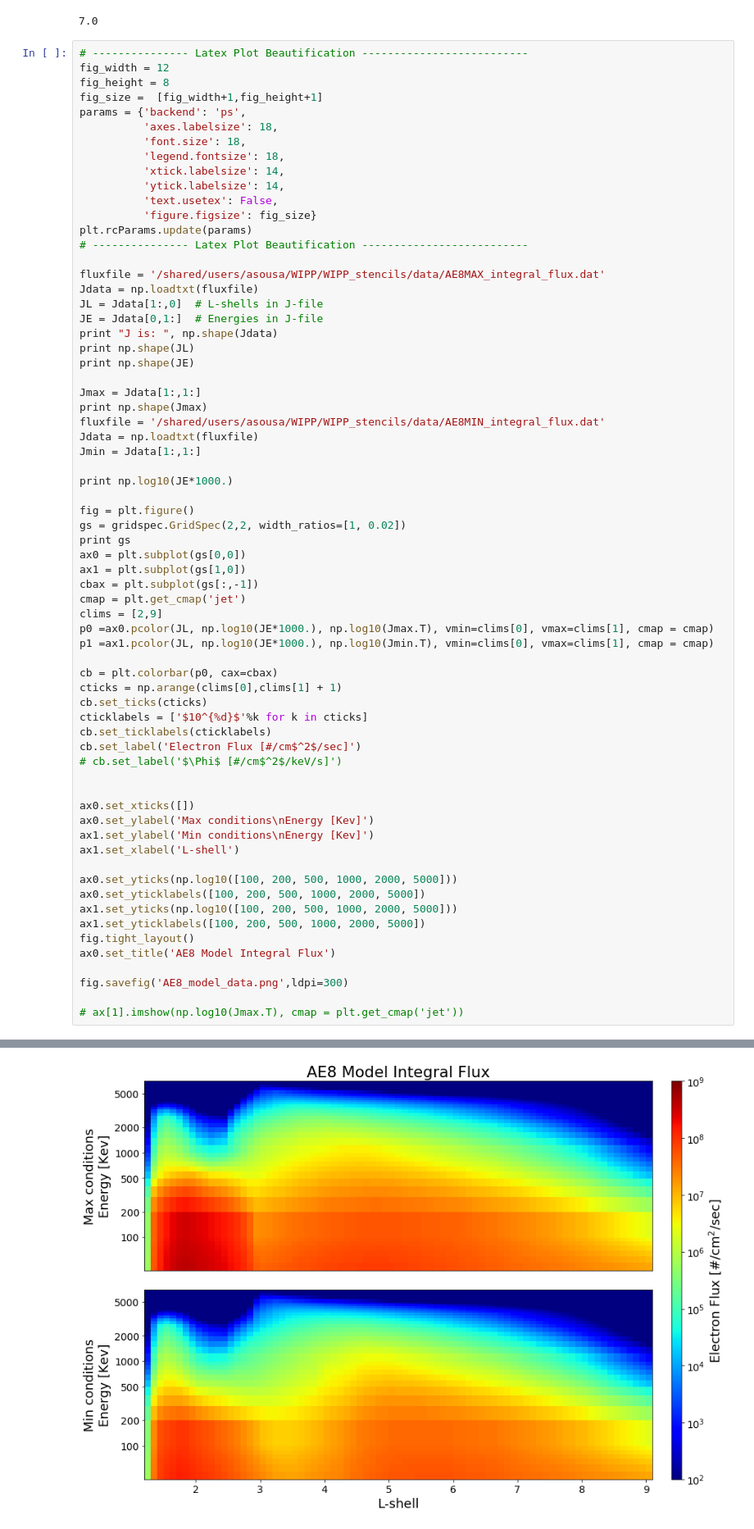
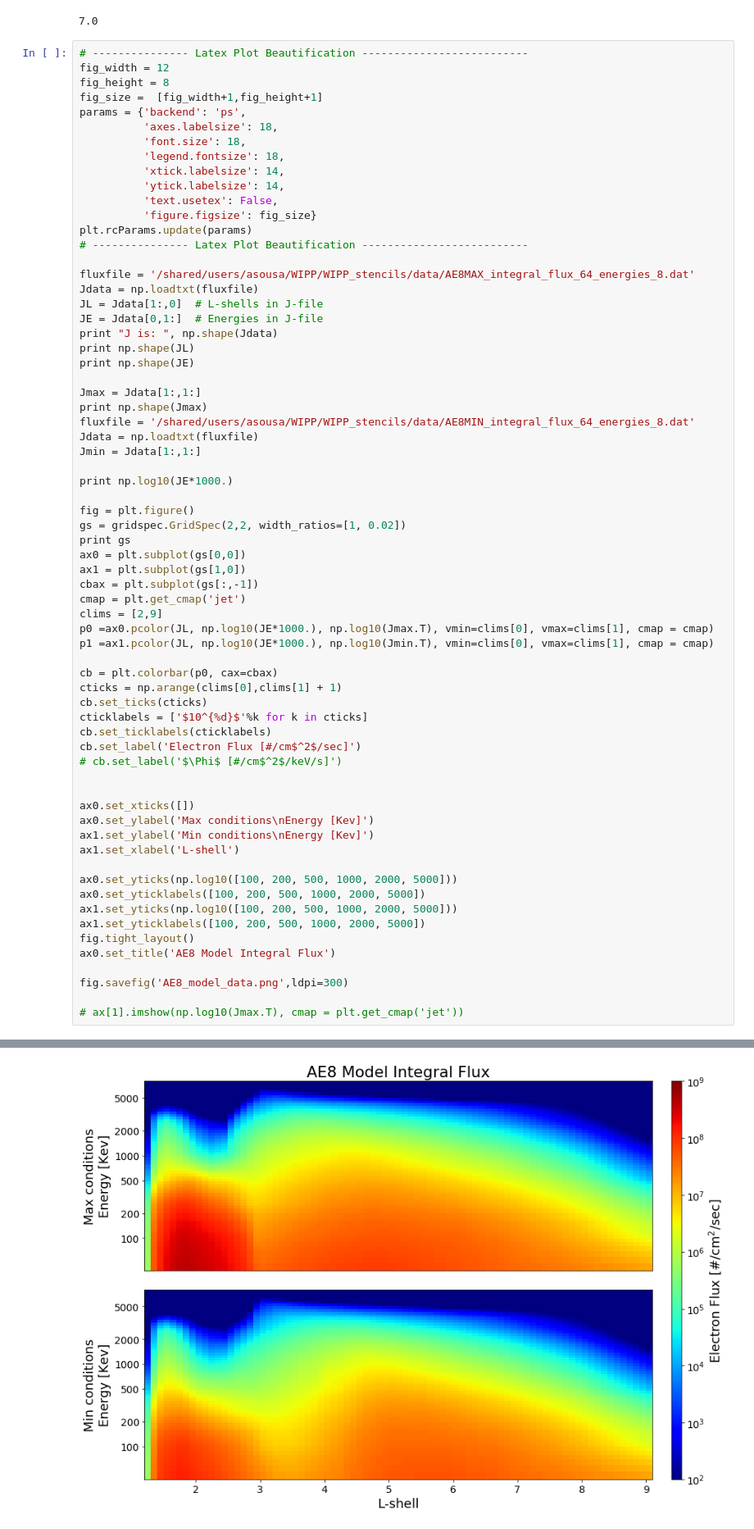
Before and after one commit to asousa/WIPP_stencils, a Jupyter notebook: python/plot_AE8_data.ipynb, the cells around one changed output, grey strips where cells are left out. Shown at 82% size. Drawn from its saved outputs; the diff is of its cells as text.

```diff
--- a/python/plot_AE8_data.ipynb
+++ b/python/plot_AE8_data.ipynb
@@ -174,7 +174,7 @@ params = {'backend': 'ps',
 plt.rcParams.update(params)
 # --------------- Latex Plot Beautification --------------------------
 
-fluxfile = '/shared/users/asousa/WIPP/WIPP_stencils/data/AE8MAX_integral_flux.dat'
+fluxfile = '/shared/users/asousa/WIPP/WIPP_stencils/data/AE8MAX_integral_flux_64_energies_8.dat'
 Jdata = np.loadtxt(fluxfile)
 JL = Jdata[1:,0]  # L-shells in J-file
 JE = Jdata[0,1:]  # Energies in J-file
@@ -184,7 +184,7 @@ print np.shape(JE)
 
 Jmax = Jdata[1:,1:]
 print np.shape(Jmax)
-fluxfile = '/shared/users/asousa/WIPP/WIPP_stencils/data/AE8MIN_integral_flux.dat'
+fluxfile = '/shared/users/asousa/WIPP/WIPP_stencils/data/AE8MIN_integral_flux_64_energies_8.dat'
 Jdata = np.loadtxt(fluxfile)
 Jmin = Jdata[1:,1:]
 
@@ -239,5 +244,5 @@ J is:  (81, 37)
 <matplotlib.gridspec.GridSpec object at 0x...>
-[figure, old version]
+[figure, new version]
 # %%
 with gzip.open('phi_inlat_35.pklz','rb') as file:
     data = pickle.load(file)
```
Also changed, not shown: parts of 1 cell of this notebook, 16 other files.
